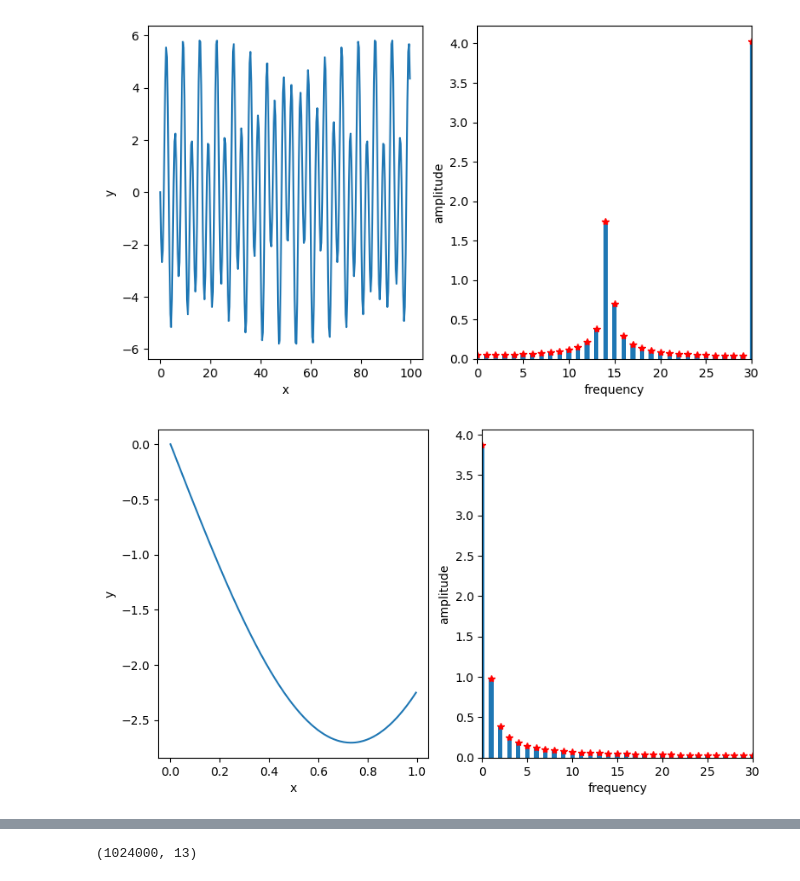
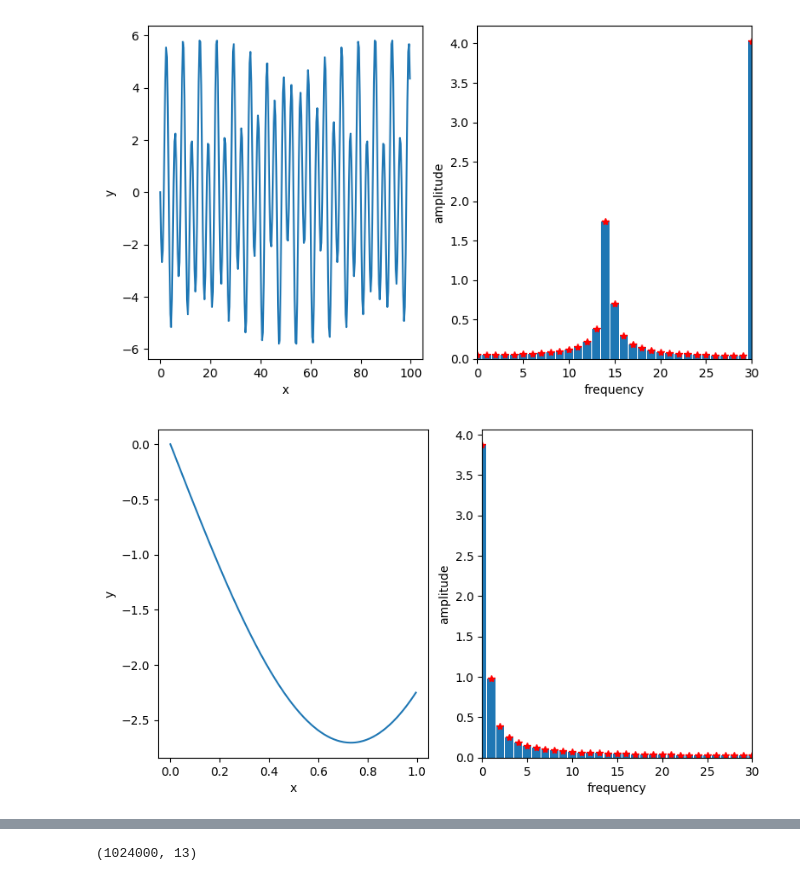
Before and after one commit to kavourbm/Aerospace-Computing, a Jupyter notebook: AEEM2058_Benjamin_Kavouras_HW9.ipynb, the cells around one changed output, grey strips where cells are left out. Drawn from its saved outputs; the diff is of its cells as text; code cells hidden in the pictures.

```diff
--- a/AEEM2058_Benjamin_Kavouras_HW9.ipynb
+++ b/AEEM2058_Benjamin_Kavouras_HW9.ipynb
@@ -46,11 +49,11 @@ def myfft(xlow,xhigh,barwidth):
     ax[1].set_xlim(0,30)
     return
 # %%
-myfft(0,100,barwidth=.5)
+myfft(0,100,barwidth=.9)
 # %% [output]
-[figure, old version]
+[figure, new version]
 # %%
-myfft(0,1,barwidth=.5)
+myfft(0,1,barwidth=.9)
 # %% [output]
-[figure, old version]
+[figure, new version]
 # %%
```
Also changed, not shown: parts of 3 cells of this notebook.
